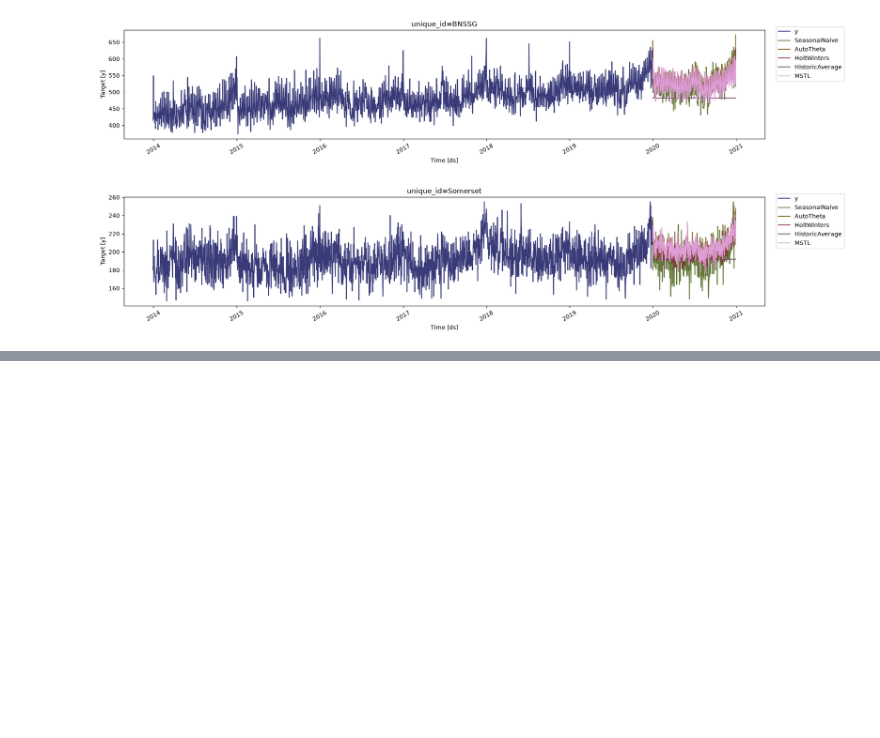
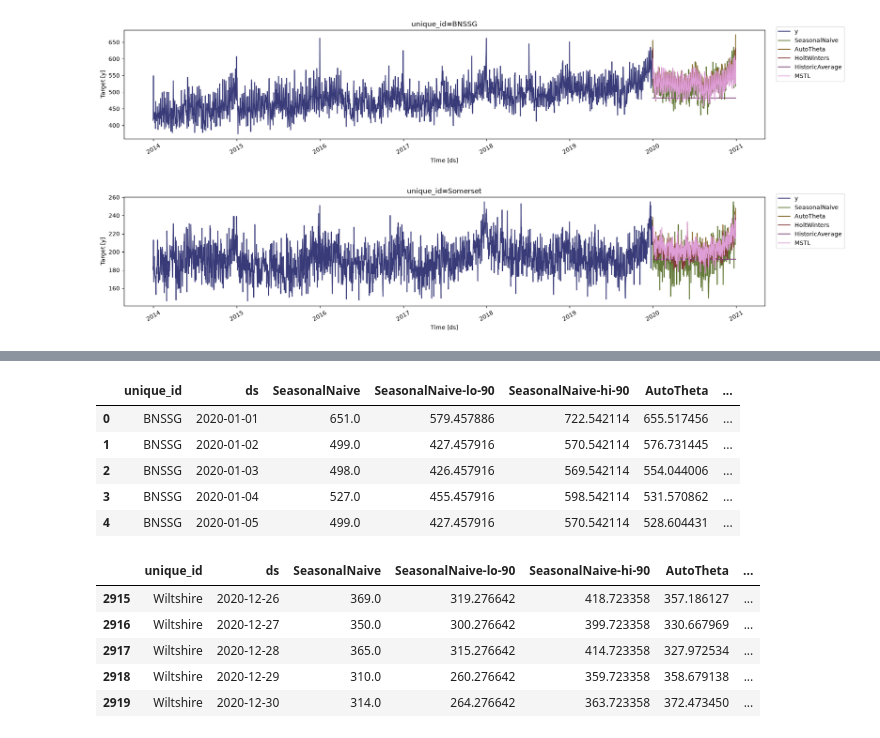
Before and after one commit to ambmodels/ambforecast-intern, a Jupyter notebook: statsforecast_ambulanceresponse.ipynb, the cells around one changed output, grey strips where cells are left out. Drawn from its saved outputs; the diff is of its cells as text; code cells hidden in the pictures; blank space fills up the shorter version.

```diff
--- a/statsforecast_ambulanceresponse.ipynb
+++ b/statsforecast_ambulanceresponse.ipynb
@@ -259,0 +221,37 @@ KeyboardInterrupt:
+# %%
+# training the model for many series
+# list of models
+
+df_filtered = df_rename[df_rename['unique_id'] != 'OOA']
+
+models = [
+    SeasonalNaive(season_length=365),
+    AutoTheta(season_length=365),
+    HoltWinters(season_length=365),
+    HistoricAverage(),
+    MSTL(season_length=[7,365]),
+]
+
+sf = StatsForecast(
+    models=models,
+    freq='D',
+    fallback_model=SeasonalNaive(season_length=365),
+    n_jobs=-1
+)
+
+forecasts_df = sf.forecast(df=df_filtered, h=365, level=[90])
+display(forecasts_df.head())
+display(forecasts_df.tail())
+# %% [output]
+|  | unique_id | ds | SeasonalNaive | SeasonalNaive-lo-90 | SeasonalNaive-hi-90 | AutoTheta | ... |
+| 0 | BNSSG | 2020-01-01 | 651.0 | 579.457886 | 722.542114 | 655.517456 | ... |
+| 1 | BNSSG | 2020-01-02 | 499.0 | 427.457916 | 570.542114 | 576.731445 | ... |
+| 2 | BNSSG | 2020-01-03 | 498.0 | 426.457916 | 569.542114 | 554.044006 | ... |
+| 3 | BNSSG | 2020-01-04 | 527.0 | 455.457916 | 598.542114 | 531.570862 | ... |
+| 4 | BNSSG | 2020-01-05 | 499.0 | 427.457916 | 570.542114 | 528.604431 | ... |
+|  | unique_id | ds | SeasonalNaive | SeasonalNaive-lo-90 | SeasonalNaive-hi-90 | AutoTheta | ... |
+| 2915 | Wiltshire | 2020-12-26 | 369.0 | 319.276642 | 418.723358 | 357.186127 | ... |
+| 2916 | Wiltshire | 2020-12-27 | 350.0 | 300.276642 | 399.723358 | 330.667969 | ... |
+| 2917 | Wiltshire | 2020-12-28 | 365.0 | 315.276642 | 414.723358 | 327.972534 | ... |
+| 2918 | Wiltshire | 2020-12-29 | 310.0 | 260.276642 | 359.723358 | 358.679138 | ... |
+| 2919 | Wiltshire | 2020-12-30 | 314.0 | 264.276642 | 363.723358 | 372.473450 | ... |
```
Also changed, not shown: parts of 4 cells of this notebook.
